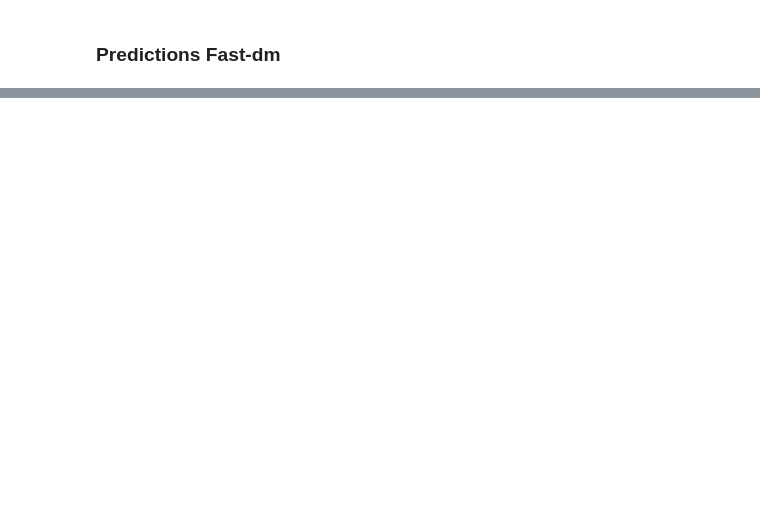
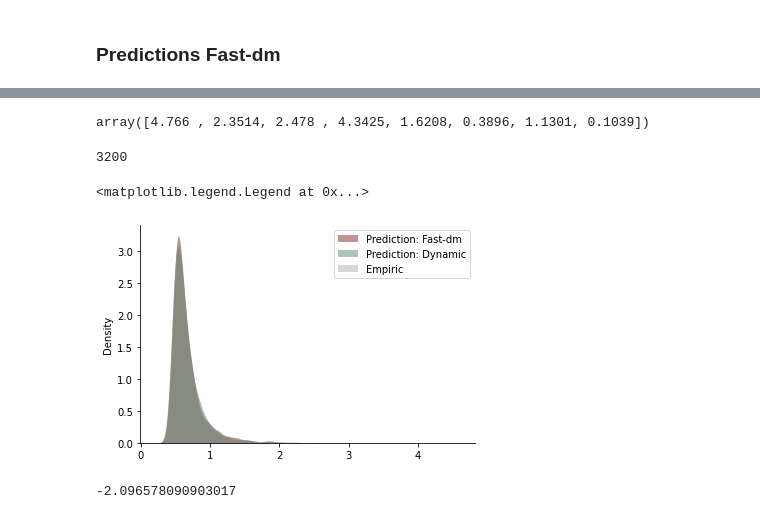
Before and after one commit to LuSchumacher/dynamic_models, a Jupyter notebook: src/model_comp/trial-by-trial-var_model_comp.ipynb, the cells around one changed output, grey strips where cells are left out. Saved outputs shown, nothing was run; the diff lists cells and outputs as text; code cells hidden in the pictures; blank space fills up the shorter version.

```diff
--- a/src/model_comp/trial-by-trial-var_model_comp.ipynb
+++ b/src/model_comp/trial-by-trial-var_model_comp.ipynb
@@ -360,0 +378,35 @@ pred_rt =
+# %%
+# subset params
+params = fast_dm_params[fast_dm_params[:, 0] == which]
+params = params[0, 1:]
+params
+# %% [output]
+array([4.766 , 2.3514, 2.478 , 4.3425, 1.6208, 0.3896, 1.1301, 0.1039])
+# %%
+context = person_data['stim_type'] - 1
+pred_rt_fast_dm = fast_dm_simulate(params, context)
+len(pred_rt_fast_dm)
+# %% [output]
+3200
+# %%
+dynamic_posterior_mean = np.array(post_d.mean()[0])
+dynamic_posterior_mean.shape
+n_obs = person_data.shape[0]
+pred_rt_dynamic = np.zeros(n_obs)
+# %%
+for t in range(n_obs):
+    # Run diffusion process
+    pred_rt_dynamic[t] = diffusion_trial(dynamic_posterior_mean[t, context[t]], dynamic_posterior_mean[t, 4], dynamic_posterior_mean[t, 5])
+# %%
+sns.kdeplot(np.abs(pred_rt_fast_dm), fill= '#852626', color="#852626", alpha=0.5, linewidth=0, label="Prediction: Fast-dm")
+sns.kdeplot(pred_rt_dynamic,fill="#598f70", color="#598f70", alpha=0.5, linewidth=0, label="Prediction: Dynamic")
+sns.kdeplot(np.abs(person_data.rt.values), fill="gray", color="gray", linewidth=0, alpha=0.3, label="Empiric")
+sns.despine()
+plt.legend()
+# %% [output]
+<matplotlib.legend.Legend at 0x...>
+[figure, added]
+# %%
+pred_rt_fast_dm.min()
+# %% [output]
+-2.096578090903017
```
Also changed, not shown: parts of 19 cells of this notebook, 2 other files.
